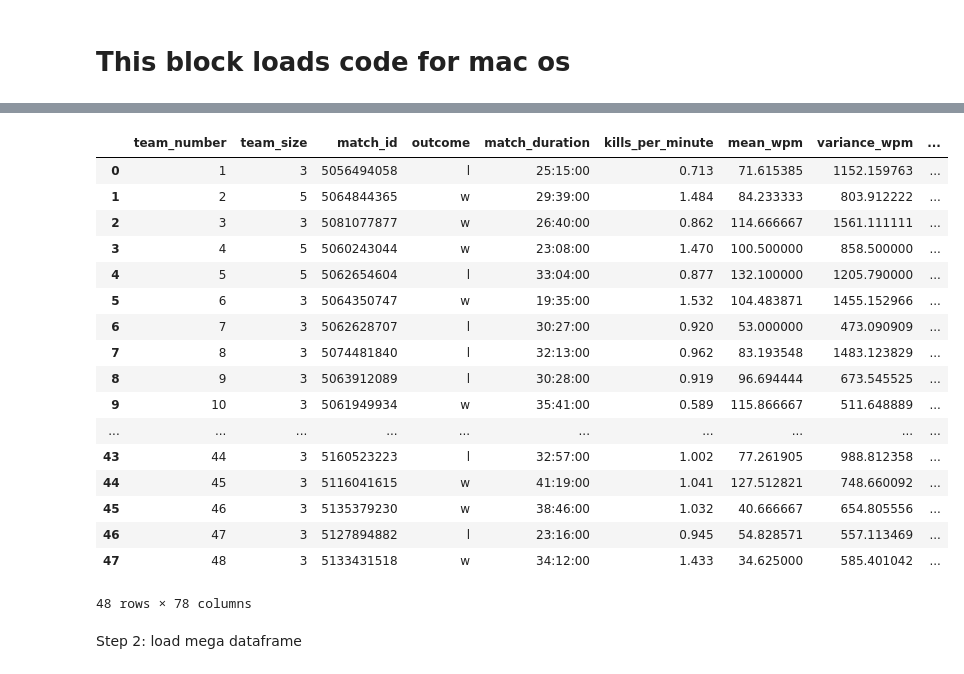
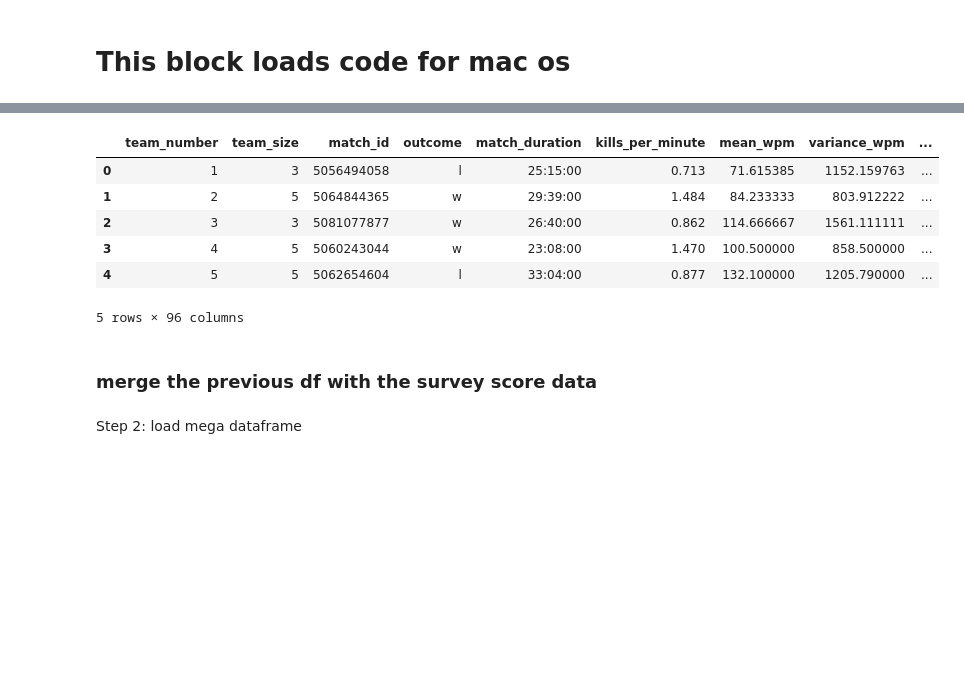
Before and after one commit to evelyntan/scripts, a Jupyter notebook: visualise-code-utterances.ipynb, the cells around one changed output, grey strips where cells are left out. Drawn from its saved outputs; the diff is of its cells as text; code cells hidden in the pictures; blank space fills up the shorter version.

```diff
--- a/visualise-code-utterances.ipynb
+++ b/visualise-code-utterances.ipynb
@@ -349,13 +349,13 @@ step 1: create a dataframe that contains all meta data, team comms, and cohesion
 # %%
 import pandas as pd
 
-log_file = '/Users/ett506/Documents/proj-league/data/coded-transcripts/log_with_descriptives.csv'
+log_file = '../data/coded-transcripts/log_with_descriptives.csv'
 
 team_log_with_descriptives = pd.read_csv(log_file)
 
-category_descriptives_file = '/Users/ett506/Documents/proj-league/data/coded-transcripts/category_descriptives.csv'
+category_descriptives_file = '../data/coded-transcripts/category_descriptives.csv'
 
 category_descriptives = pd.read_csv(category_descriptives_file)
 
-category_descriptives
+category_descriptives.head()
 # %% [output]
@@ -380,24 +371,15 @@ category_descriptives
 # %%
 merged_df = pd.merge(team_log_with_descriptives, category_descriptives, on = 'team_number')
 
-merged_df
+merged_df.head()
 # %% [output]
 |  | team_number | team_size | match_id | outcome | match_duration | kills_per_minute | mean_wpm | variance_wpm | ... |
 | 0 | 1 | 3 | 5056494058 | l | 25:15:00 | 0.713 | 71.615385 | 1152.159763 | ... |
 | 1 | 2 | 5 | 5064844365 | w | 29:39:00 | 1.484 | 84.233333 | 803.912222 | ... |
 | 2 | 3 | 3 | 5081077877 | w | 26:40:00 | 0.862 | 114.666667 | 1561.111111 | ... |
 | 3 | 4 | 5 | 5060243044 | w | 23:08:00 | 1.470 | 100.500000 | 858.500000 | ... |
 | 4 | 5 | 5 | 5062654604 | l | 33:04:00 | 0.877 | 132.100000 | 1205.790000 | ... |
-| 5 | 6 | 3 | 5064350747 | w | 19:35:00 | 1.532 | 104.483871 | 1455.152966 | ... |
-| 6 | 7 | 3 | 5062628707 | l | 30:27:00 | 0.920 | 53.000000 | 473.090909 | ... |
-| 7 | 8 | 3 | 5074481840 | l | 32:13:00 | 0.962 | 83.193548 | 1483.123829 | ... |
-| 8 | 9 | 3 | 5063912089 | l | 30:28:00 | 0.919 | 96.694444 | 673.545525 | ... |
-| 9 | 10 | 3 | 5061949934 | w | 35:41:00 | 0.589 | 115.866667 | 511.648889 | ... |
-| ... | ... | ... | ... | ... | ... | ... | ... | ... | ... |
-| 43 | 44 | 3 | 5160523223 | l | 32:57:00 | 1.002 | 77.261905 | 988.812358 | ... |
-| 44 | 45 | 3 | 5116041615 | w | 41:19:00 | 1.041 | 127.512821 | 748.660092 | ... |
-| 45 | 46 | 3 | 5135379230 | w | 38:46:00 | 1.032 | 40.666667 | 654.805556 | ... |
-| 46 | 47 | 3 | 5127894882 | l | 23:16:00 | 0.945 | 54.828571 | 557.113469 | ... |
-| 47 | 48 | 3 | 5133431518 | w | 34:12:00 | 1.433 | 34.625000 | 585.401042 | ... |
-48 rows × 78 columns
+5 rows × 96 columns
+# %% [markdown]
+### merge the previous df with the survey score data
 # %%
```
Also changed, not shown: parts of 5 cells of this notebook, 1 other file.
